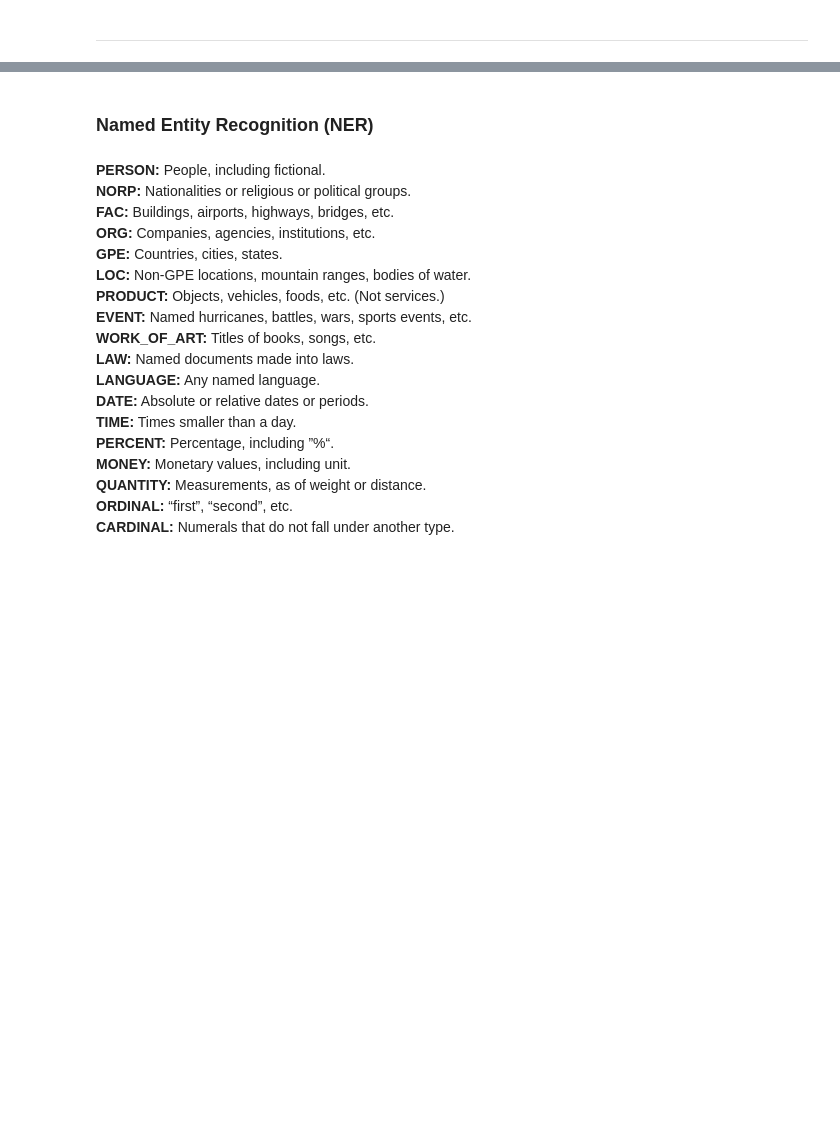
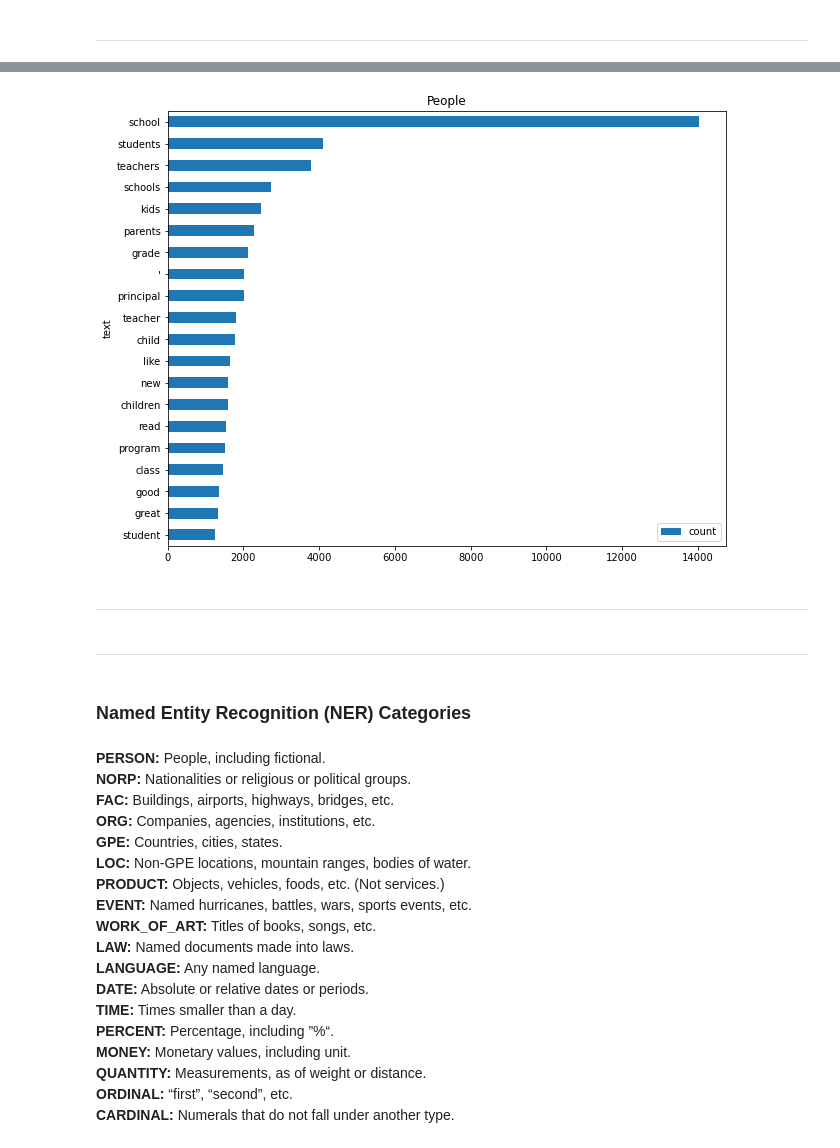
Before and after one commit to kevinmacmat/measuring_community_school_satisfaction, a Jupyter notebook: text_preprocess_eda.ipynb, the cells around one changed output, grey strips where cells are left out. Cells and saved outputs as stored; diff of their text form; code cells hidden in the pictures; blank space fills up the shorter version.

```diff
--- a/text_preprocess_eda.ipynb
+++ b/text_preprocess_eda.ipynb
@@ -140,5 +120,17 @@ filtered_tokens
+# %%
+# Find most common entities
+lemma_frequency = Counter(lemma_list).most_common(20)
+lemma_df = pd.DataFrame(tokens_frequency, columns=['text', 'count'])
+# %%
+lemma_df.plot.barh(x='text', y='count', title="People", figsize=(10,8)).invert_yaxis()
+# %% [output]
+[figure, added]
+# %% [markdown]
+---
+# %% [markdown]
+---
 # %% [markdown]
-### Named Entity Recognition (NER)
+### Named Entity Recognition (NER) Categories
 # %% [markdown]
 **PERSON:**    People, including fictional. <br>
 **NORP:**	Nationalities or religious or political groups.<br>
```
Also changed, not shown: parts of 56 cells of this notebook, 8 other files.
